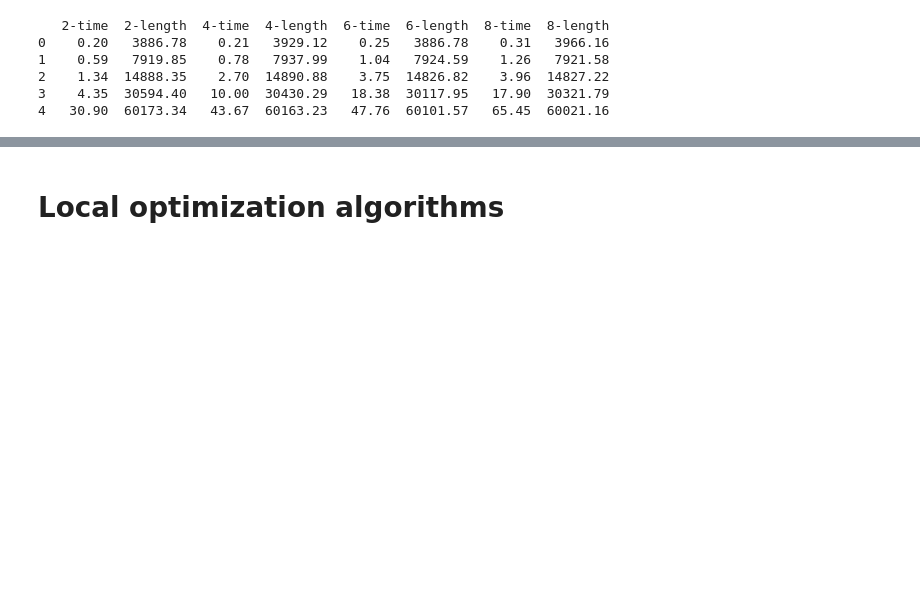
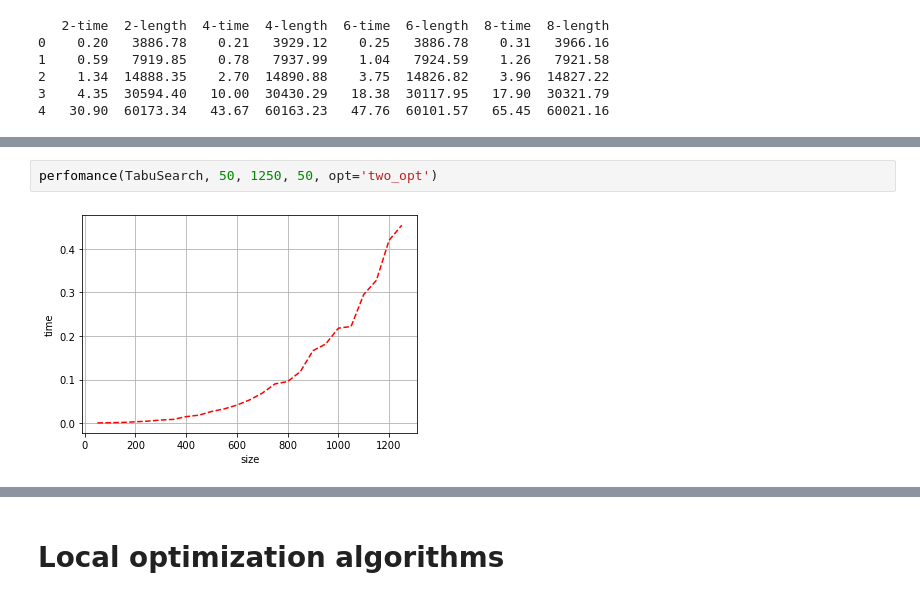
Before and after one commit to Lin-Kernighan/Notebooks, a Jupyter notebook: benchmarks.ipynb, the cells around one changed output, grey strips where cells are left out. Drawn from its saved outputs; the diff is of its cells as text; blank space fills up the shorter version.

```diff
--- a/benchmarks.ipynb
+++ b/benchmarks.ipynb
@@ -197,0 +230,4 @@ print(pd.DataFrame(frame))
+# %%
+perfomance(TabuSearch, 50, 1250, 50, opt='two_opt')
+# %% [output]
+[figure, added]
```
Also changed, not shown: parts of 10 cells of this notebook.
